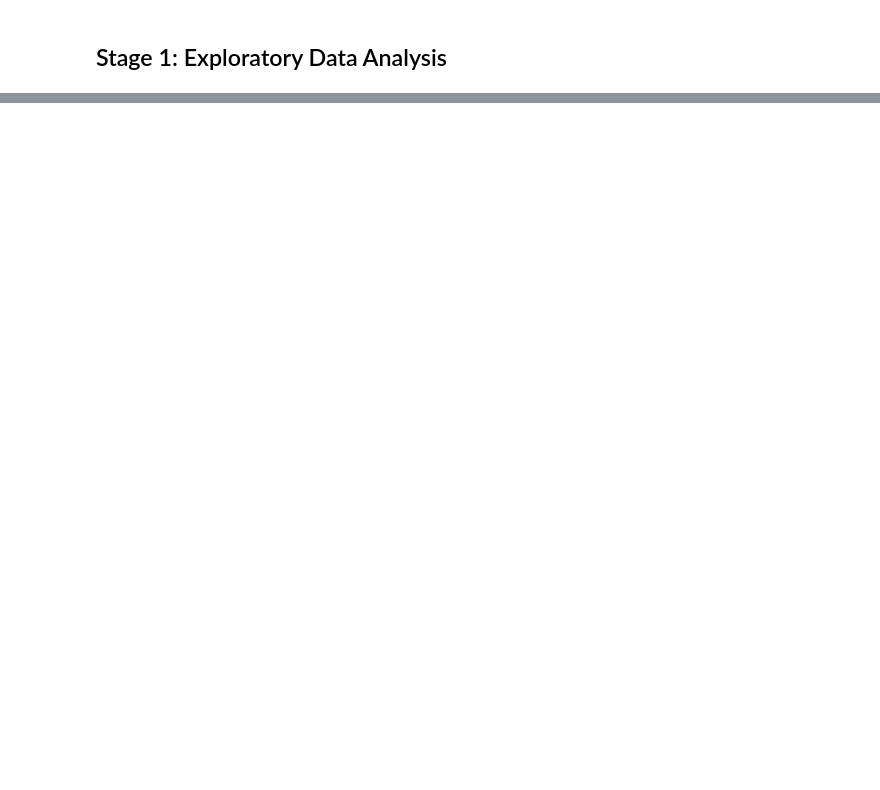
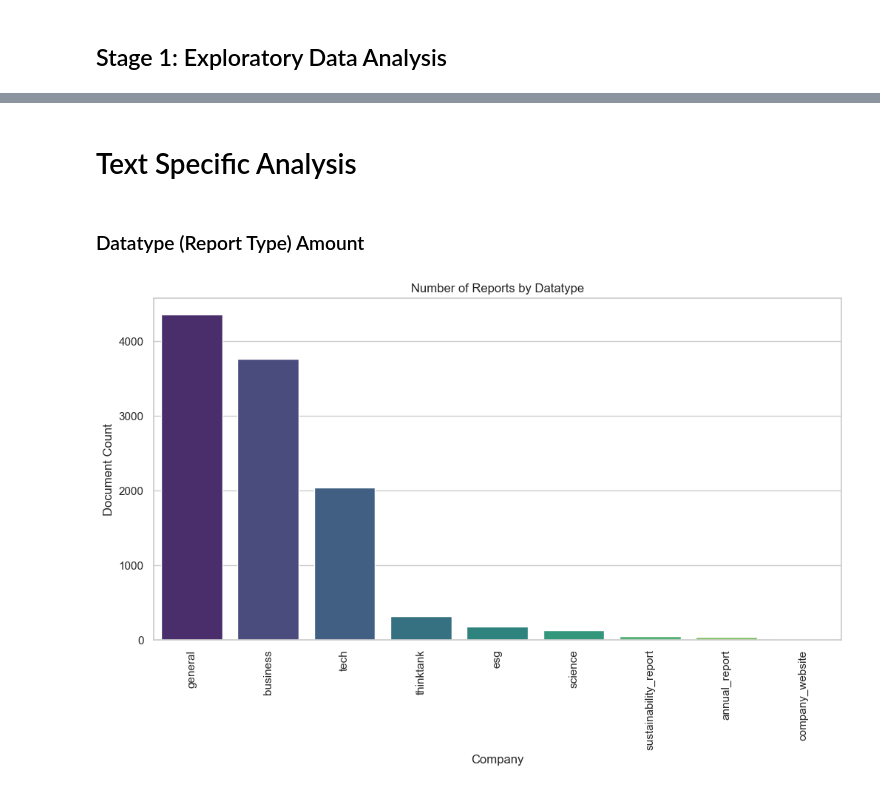
Before and after one commit to syX113/hslu-nlp, a Jupyter notebook: stage1/01-data-exploration-and-visualization.ipynb, the cells around one changed output, grey strips where cells are left out. Drawn from its saved outputs; the diff is of its cells as text; code cells hidden in the pictures; blank space fills up the shorter version.

```diff
--- a/stage1/01-data-exploration-and-visualization.ipynb
+++ b/stage1/01-data-exploration-and-visualization.ipynb
@@ -59,0 +28,31 @@ Text Specific:
+# %%
+# Define a function to convert a string representation of a list to a list datatype
+def string_to_list(string):
+    try:
+        return ast.literal_eval(string)
+    except (ValueError, SyntaxError):
+        print('List conversion failed')
+        return []
+
+# Convert the string representations of the lists to the correct "list" datatype
+cleaned_data['word_tokens'] = cleaned_data['word_tokens'].apply(string_to_list)
+cleaned_data['sentence_tokens'] = cleaned_data['sentence_tokens'].apply(string_to_list)
+cleaned_data['pos_tagged_word_tokens'] = cleaned_data['pos_tagged_word_tokens'].apply(string_to_list)
+cleaned_data['pos_tagged_sentence_tokens'] = cleaned_data['pos_tagged_sentence_tokens'].apply(string_to_list)
+cleaned_data['esg_topics'] = cleaned_data['esg_topics'].apply(string_to_list)
+# %%
+# Add some count features for the analysis
+cleaned_data['cnt_word'] = cleaned_data['word_tokens'].apply(len)
+cleaned_data['cnt_sentence'] = cleaned_data['sentence_tokens'].apply(len)
+cleaned_data['cnt_esg'] = cleaned_data['esg_topics'].apply(len)
+
+# Calculate ratio between words/sentences
+cleaned_data['ratio_word_sentence'] = cleaned_data['cnt_word'] / cleaned_data['cnt_sentence']
+# %%
+# Convert date to correct datatype
+cleaned_data['date'] = pd.to_datetime(cleaned_data['date'])
+
+# Derive year and month to aggregate
+cleaned_data['year_month'] = cleaned_data['date'].apply(lambda x: x.strftime('%Y-%m'))
+cleaned_data['year'] = cleaned_data['date'].apply(lambda x: x.strftime('%Y'))
+cleaned_data['month'] = cleaned_data['date'].apply(lambda x: x.strftime('%m'))
@@ -59,0 +177,16 @@ Text Specific:
+# %% [markdown]
+# Text Specific Analysis
+# %% [markdown]
+### Datatype (Report Type) Amount
+# %%
+count_datatype = cleaned_data['datatype'].value_counts()
+
+plt.figure(figsize=(12, 6))
+sns.barplot(x=count_datatype.index, y=count_datatype.values, palette="viridis")
+plt.title("Number of Reports by Datatype")
+plt.xlabel("Company")
+plt.ylabel("Document Count")
+plt.xticks(rotation=90)
+plt.show()
+# %% [output]
+[figure, added]
```
Also changed, not shown: parts of 37 cells of this notebook.
